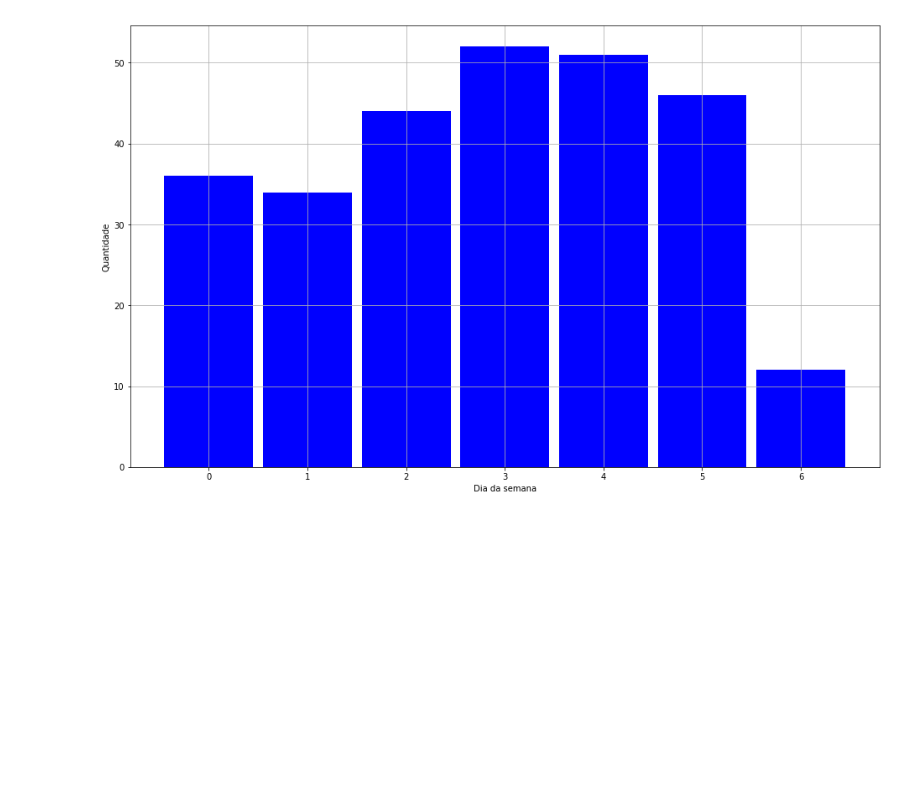
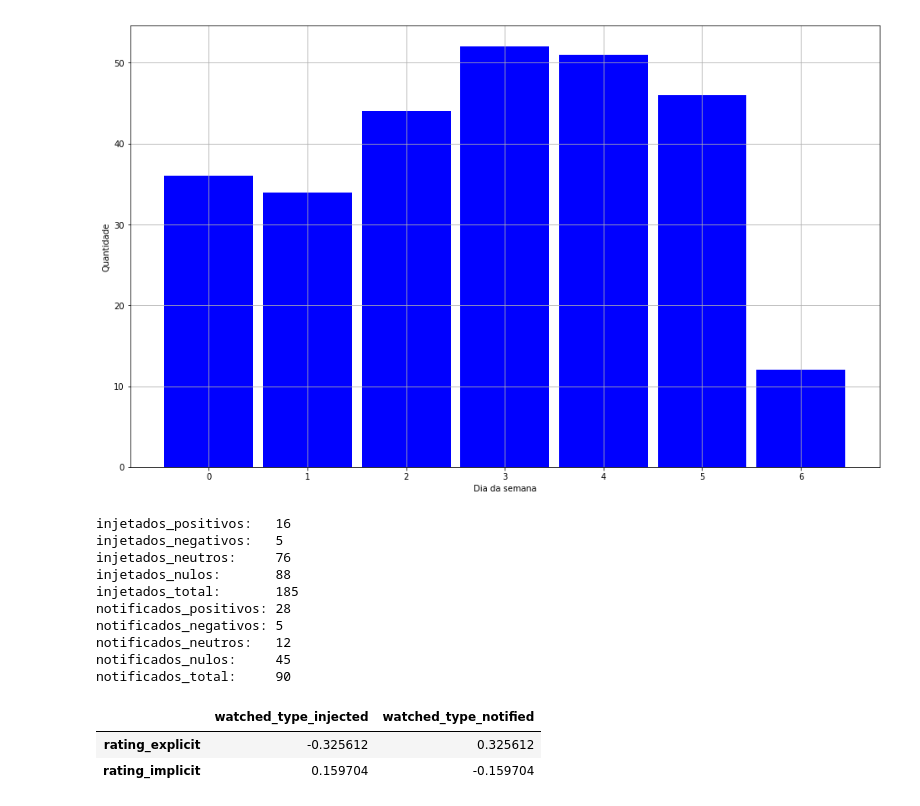
Before and after one commit to davidcampelo/tv4e-recommender, a Jupyter notebook: notebooks/recommender_features_analysis.ipynb, the cells around one changed output. Drawn from its saved outputs; the diff is of its cells as text; code cells hidden in the pictures; blank space fills up the shorter version.

```diff
--- a/notebooks/recommender_features_analysis.ipynb
+++ b/notebooks/recommender_features_analysis.ipynb
@@ -195,3 +202,50 @@ plt.show()
 # %% [output]
 <matplotlib.figure.Figure at 0x...>
 [figure]
+# %%
+# df_ratings
+df = pd.DataFrame(df_ratings[['watched_type', 'rating_explicit', 'rating_implicit']])
+df = pd.get_dummies(df)
+# df_corr = df_corr[df_corr.rating_explicit != 0]
+
+injetados_positivos   = df[(df.rating_explicit == 1)     & (df.watched_type_injected == 1)].shape[0]
+injetados_negativos   = df[(df.rating_explicit == -1)    & (df.watched_type_injected == 1)].shape[0]
+injetados_neutros     = df[(df.rating_explicit == 0)     & (df.watched_type_injected == 1)].shape[0]
+injetados_nulos       = df[pd.isnull(df.rating_explicit) & (df.watched_type_injected == 1)].shape[0]
+injetados_total       = df[(df.watched_type_injected == 1)].shape[0]
+notificados_positivos = df[(df.rating_explicit == 1)     & (df.watched_type_notified == 1)].shape[0]
+notificados_negativos = df[(df.rating_explicit == -1)    & (df.watched_type_notified == 1)].shape[0]
+notificados_neutros   = df[(df.rating_explicit == 0)     & (df.watched_type_notified == 1)].shape[0]
+notificados_nulos     = df[pd.isnull(df.rating_explicit) & (df.watched_type_notified == 1)].shape[0]
+notificados_total     = df[(df.watched_type_notified == 1)].shape[0]
+print("injetados_positivos:   "+ str(injetados_positivos))
+print("injetados_negativos:   "+ str(injetados_negativos))
+print("injetados_neutros:     "+ str(injetados_neutros))
+print("injetados_nulos:       "+ str(injetados_nulos))
+print("injetados_total:       "+ str(injetados_total))
+print("notificados_positivos: "+ str(notificados_positivos))
+print("notificados_negativos: "+ str(notificados_negativos))
+print("notificados_neutros:   "+ str(notificados_neutros))
+print("notificados_nulos:     "+ str(notificados_nulos))
+print("notificados_total:     "+ str(notificados_total))
+
+df.dropna(inplace=True)
+
+df_corr1 = df.corr()
+df_corr1 = df_corr1.drop(df_corr1.columns[:2], axis=1)
+df_corr1 = df_corr1.drop(df_corr1.index[2:], axis=0)
+df_corr1
+# %% [output]
+injetados_positivos:   16
+injetados_negativos:   5
+injetados_neutros:     76
+injetados_nulos:       88
+injetados_total:       185
+notificados_positivos: 28
+notificados_negativos: 5
+notificados_neutros:   12
+notificados_nulos:     45
+notificados_total:     90
+|  | watched_type_injected | watched_type_notified |
+| rating_explicit | -0.325612 | 0.325612 |
+| rating_implicit | 0.159704 | -0.159704 |
```
Also changed, not shown: parts of 5 cells of this notebook.
